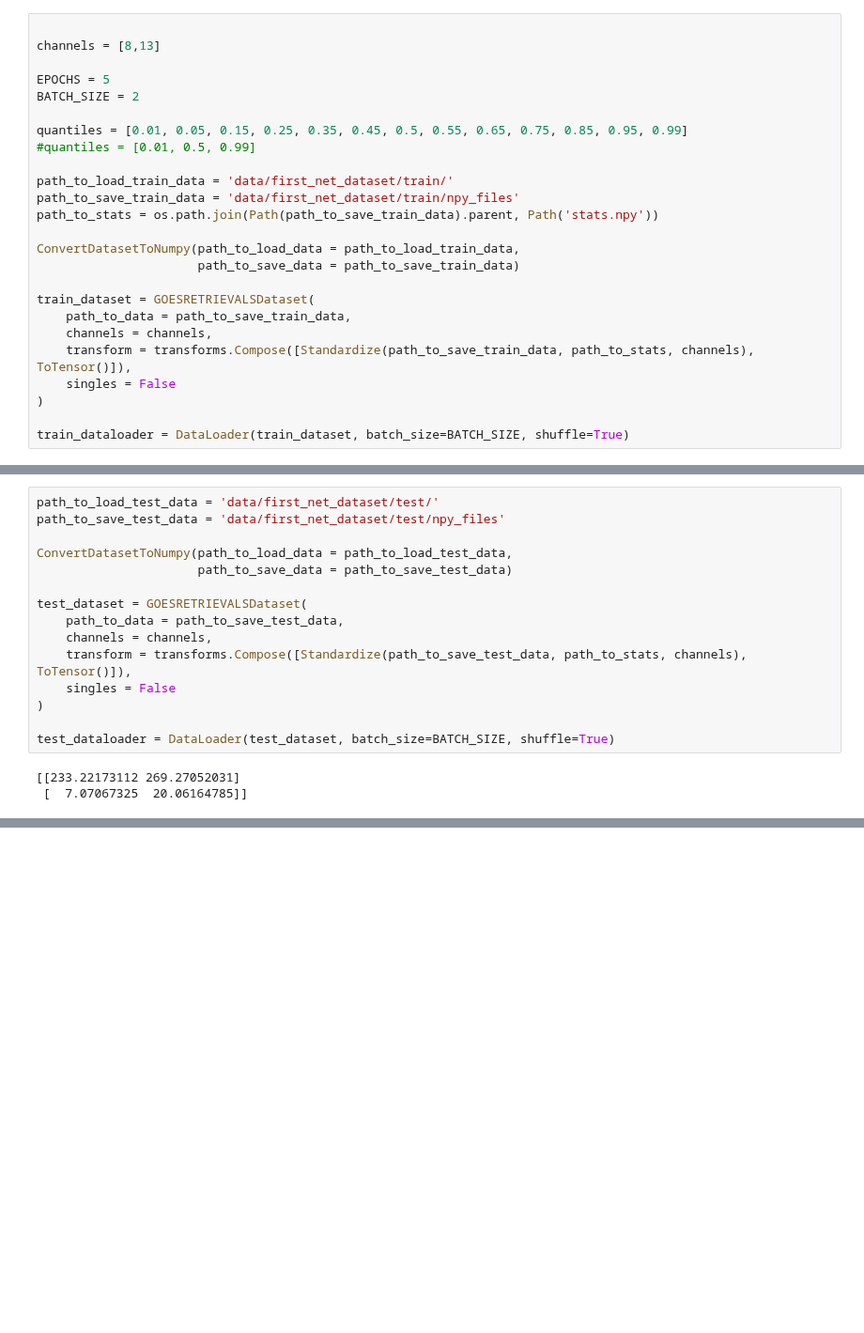
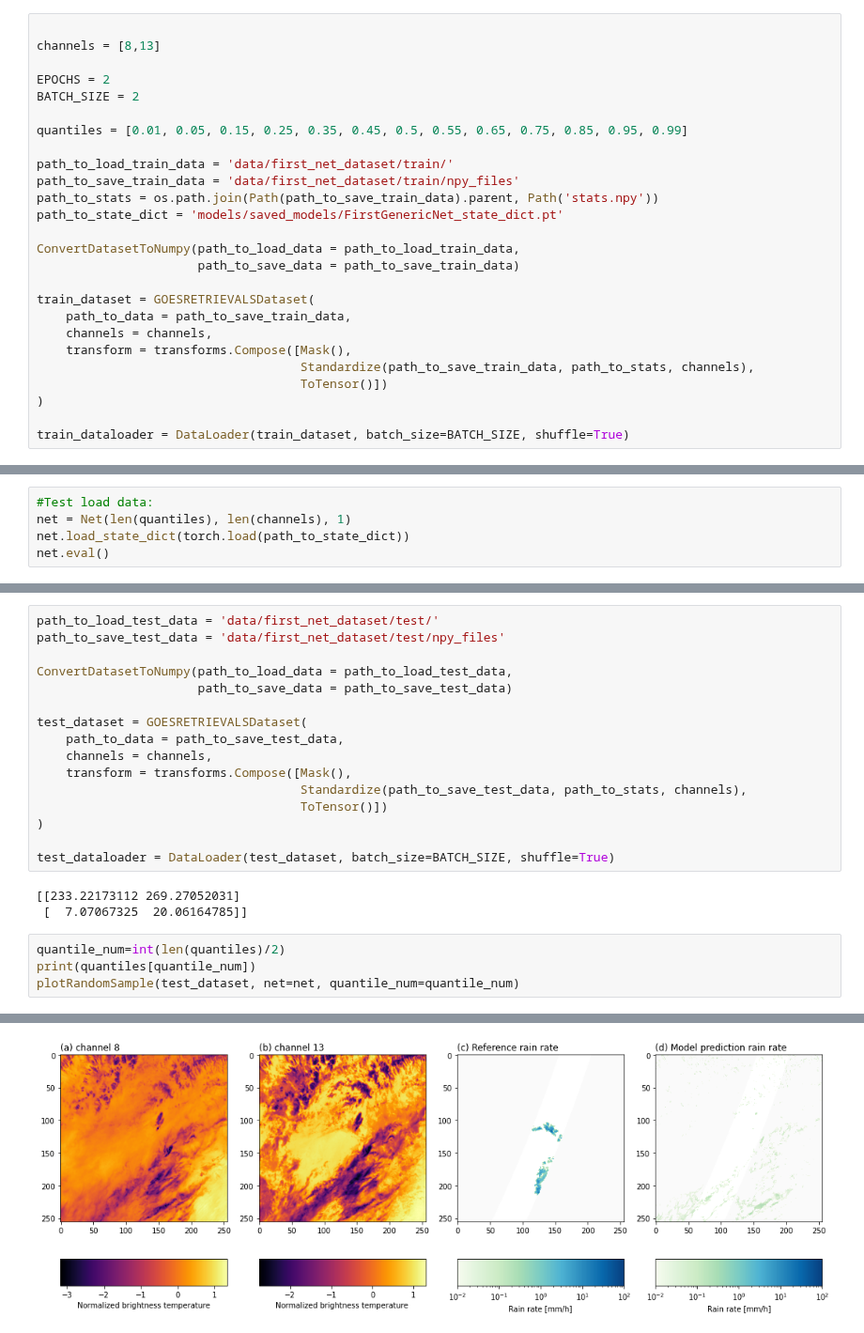
Before and after one commit to ingridingemarsson/geostat-masters-thesis, a Jupyter notebook: src/rain_retrievals_net.ipynb, the cells around one changed output, grey strips where cells are left out. Shown at 94% size. Cells and saved outputs as stored; diff of their text form; blank space fills up the shorter version.

Commit message:
some reorganizing of training code

```diff
--- a/src/rain_retrievals_net.ipynb
+++ b/src/rain_retrievals_net.ipynb
@@ -106,15 +54,15 @@ def plotRandomSample(train_dataset):
 
 channels = [8,13]
 
-EPOCHS = 5
+EPOCHS = 2
 BATCH_SIZE = 2
 
 quantiles = [0.01, 0.05, 0.15, 0.25, 0.35, 0.45, 0.5, 0.55, 0.65, 0.75, 0.85, 0.95, 0.99]
-#quantiles = [0.01, 0.5, 0.99]
 
 path_to_load_train_data = 'data/first_net_dataset/train/'
 path_to_save_train_data = 'data/first_net_dataset/train/npy_files'
 path_to_stats = os.path.join(Path(path_to_save_train_data).parent, Path('stats.npy'))
+path_to_state_dict = 'models/saved_models/FirstGenericNet_state_dict.pt'
 
 ConvertDatasetToNumpy(path_to_load_data = path_to_load_train_data,
                       path_to_save_data = path_to_save_train_data)
@@ -122,8 +70,9 @@ ConvertDatasetToNumpy(path_to_load_data = path_to_load_train_data,
 train_dataset = GOESRETRIEVALSDataset(
     path_to_data = path_to_save_train_data,
     channels = channels,
-    transform = transforms.Compose([Standardize(path_to_save_train_data, path_to_stats, channels), ToTensor()]),
-    singles = False
+    transform = transforms.Compose([Mask(),
+                                    Standardize(path_to_save_train_data, path_to_stats, channels),
+                                    ToTensor()])
 )
 
 train_dataloader = DataLoader(train_dataset, batch_size=BATCH_SIZE, shuffle=True)
@@ -173,0 +106,5 @@ for epoch in range(EPOCHS):
+# %%
+#Test load data:
+net = Net(len(quantiles), len(channels), 1)
+net.load_state_dict(torch.load(path_to_state_dict))
+net.eval()
@@ -181,11 +125,17 @@ ConvertDatasetToNumpy(path_to_load_data = path_to_load_test_data,
 test_dataset = GOESRETRIEVALSDataset(
     path_to_data = path_to_save_test_data,
     channels = channels,
-    transform = transforms.Compose([Standardize(path_to_save_test_data, path_to_stats, channels), ToTensor()]),
-    singles = False
+    transform = transforms.Compose([Mask(),
+                                    Standardize(path_to_save_test_data, path_to_stats, channels),
+                                    ToTensor()])
 )
 
 test_dataloader = DataLoader(test_dataset, batch_size=BATCH_SIZE, shuffle=True)
 # %% [output]
 [[233.22173112 269.27052031]
  [  7.07067325  20.06164785]]
+# %%
+quantile_num=int(len(quantiles)/2)
+print(quantiles[quantile_num])
+plotRandomSample(test_dataset, net=net, quantile_num=quantile_num)
+# %% [output]
@@ -192,3 +143,4 @@ test_dataloader = DataLoader(test_dataset, batch_size=BATCH_SIZE, shuffle=True)
+[figure, added]
 # %%
 tot_loss = 0
 for batch_index, batch in enumerate(test_dataloader):
```
Also changed, not shown: parts of 10 cells of this notebook, 5 other files.
